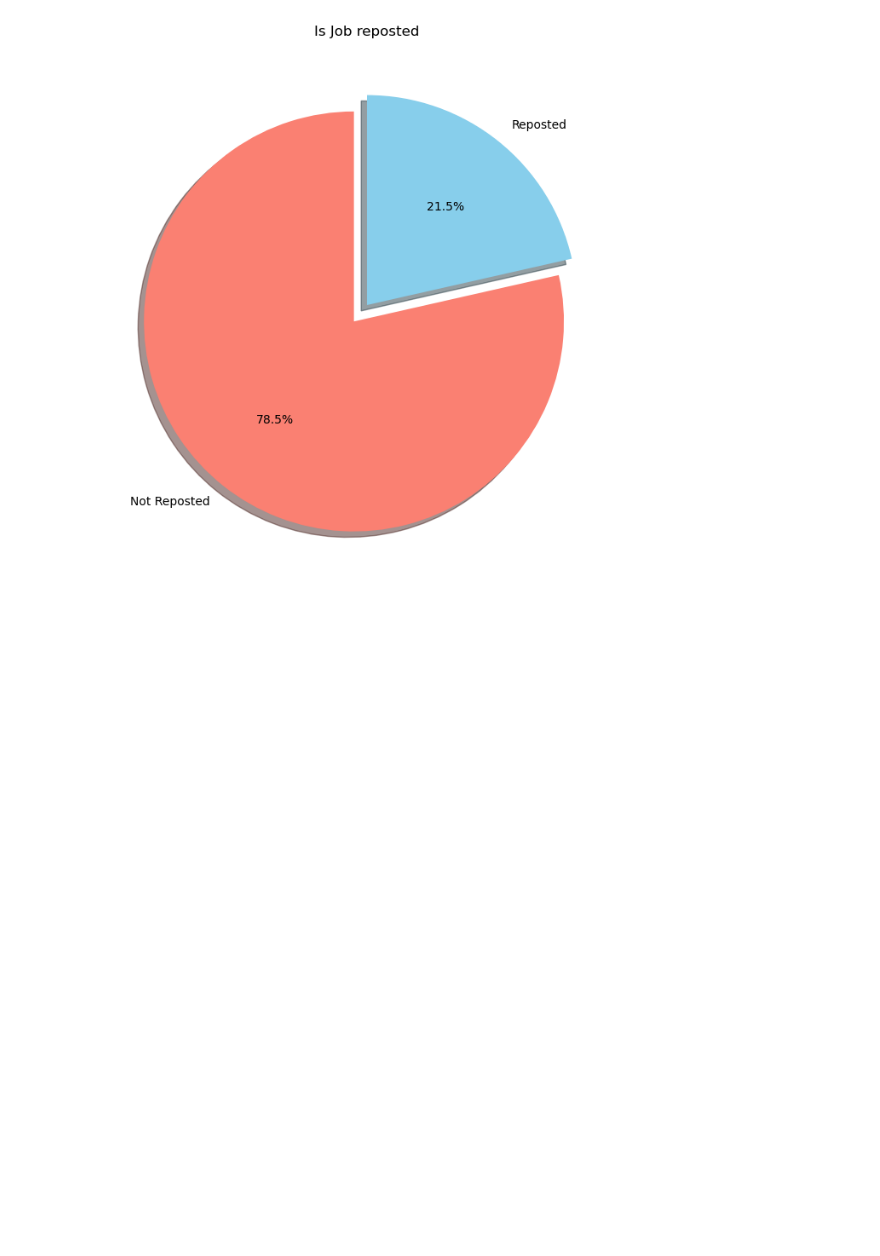
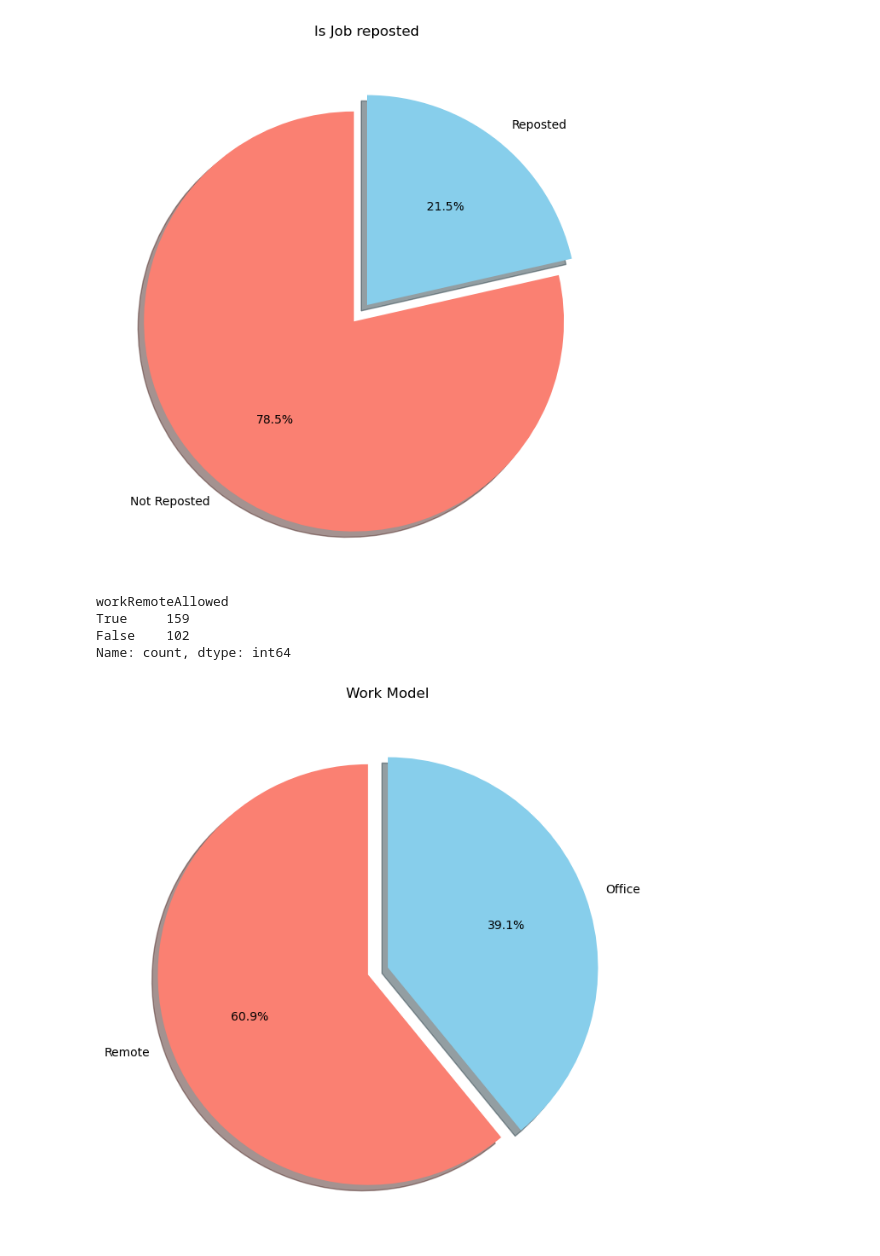
Before and after one commit to B-Kosev/social-media-linkedin-analyis, a Jupyter notebook: LinkedIn_Analysis.ipynb, the cells around one changed output. Cells and saved outputs as stored; diff of their text form; code cells hidden in the pictures; blank space fills up the shorter version.

```diff
--- a/LinkedIn_Analysis.ipynb
+++ b/LinkedIn_Analysis.ipynb
@@ -271,10 +270,15 @@ applyMethod_easyApplyUrl                   139
 applyMethod_companyApplyUrl                247
 companyDetails_companyName                 258
 dtype: int64
-# %%
-unique_columns_df['companyDetails_name'] = unique_columns_df['companyDetails_name'].combine_first(unique_columns_df['companyDetails_companyName'])
-
-unique_columns_df.iloc[:, 16] = unique_columns_df.iloc[:, 16].combine_first(unique_columns_df.iloc[:, 21])
-# %%
-unique_columns_df.drop(unique_columns_df.columns[22], axis=1, inplace=True)
-unique_columns_df.drop(unique_columns_df.columns[21], axis=1,inplace=True)
+# %%
+# Combine companyDetails_companyName into companyDetails_name
+unique_columns_df['companyDetails_name'] = unique_columns_df['companyDetails_name'] \
+    .combine_first(unique_columns_df['companyDetails_companyName'])
+unique_columns_df.drop('companyDetails_companyName', axis=1, inplace=True)
+# %%
+# Combine the two applyMethod_companyApplyUrl columns using their indices
+unique_columns_df.iloc[:, 16] = unique_columns_df.iloc[:, 16] \
+    .combine_first(unique_columns_df.iloc[:, 21])
+
+# Drop duplicate column
+unique_columns_df = unique_columns_df.iloc[:, 0:-1]
@@ -382,3 +404,29 @@ plt.ylabel('')
 plt.show()
 # %% [output]
 [figure]
+# %%
+unique_columns_df['workRemoteAllowed'].value_counts()
+# %% [output]
+workRemoteAllowed
+True     159
+False    102
+Name: count, dtype: int64
+# %%
+# Pie Chart for remote work allowance distribution
+type_counts = unique_columns_df['workRemoteAllowed'].value_counts()
+
+plt.figure(figsize=(8, 8))
+type_counts.plot.pie(
+    autopct='%1.1f%%',  # Show percentages
+    labels=['Remote', 'Office'],
+    startangle=90,  # Rotate the pie chart for better visual
+    colors=['salmon', 'skyblue'],
+    explode=[0.1, 0],
+    shadow=True
+)
+
+plt.title('Work Model')
+plt.ylabel('')
+plt.show()
+# %% [output]
+[figure, added]
```
Also changed, not shown: parts of 13 cells of this notebook.
